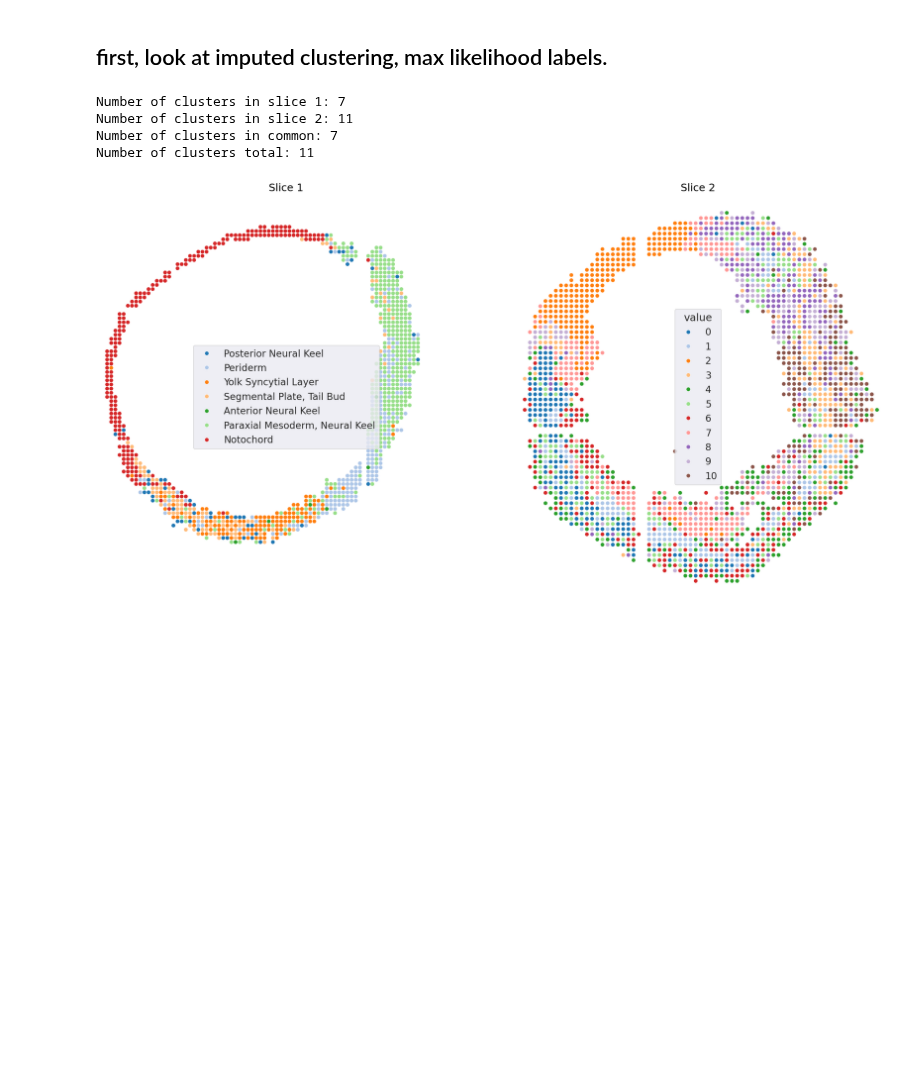
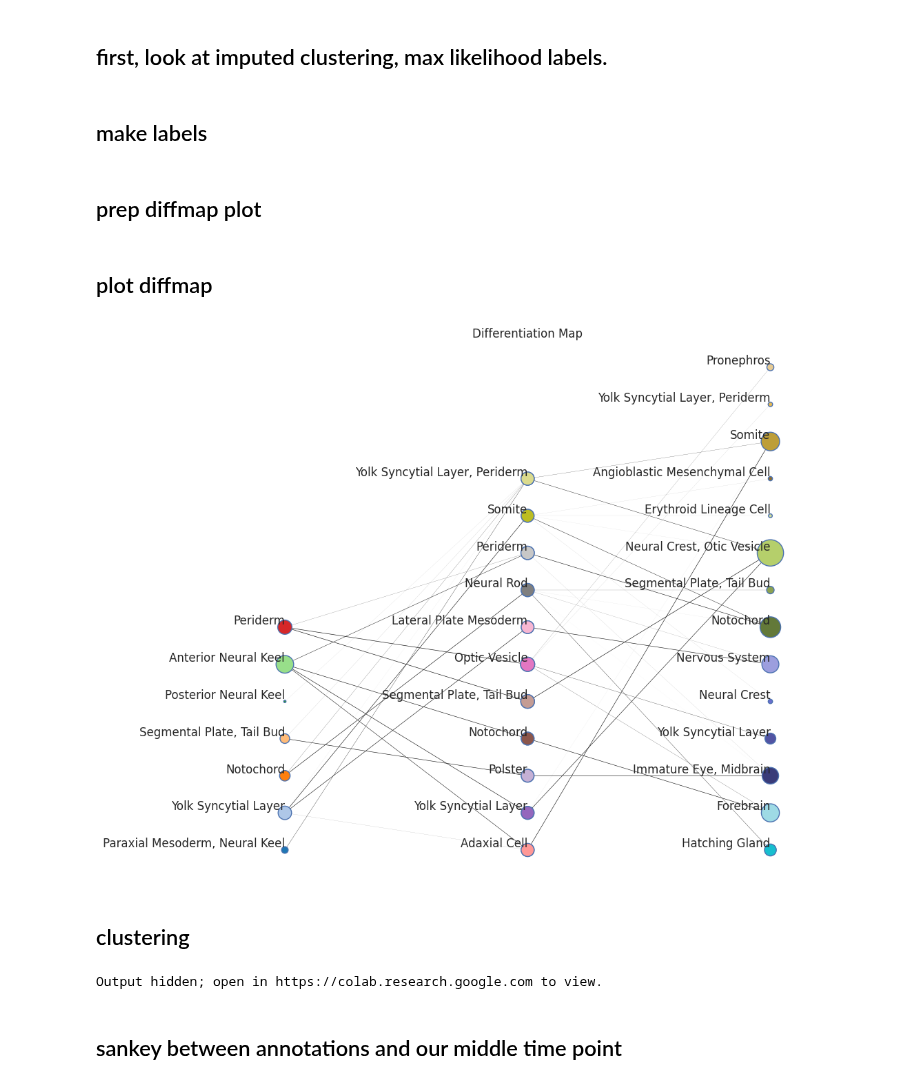
Before and after one commit to raphael-group/HM-OT, a Jupyter notebook: experiments/zf_test_viz.ipynb, the cells around one changed output. Cells and saved outputs as stored; diff of their text form; code cells hidden in the pictures; blank space fills up the shorter version.

Commit message:
updated clustering and viz nb

```diff
--- a/experiments/zf_test_viz.ipynb
+++ b/experiments/zf_test_viz.ipynb
@@ -315,5 +307,7 @@ Output hidden; open in https://colab.research.google.com to view.
 # %% [markdown]
 ## first, look at imputed clustering, max likelihood labels.
+# %% [markdown]
+## make labels
 # %%
 ml_labels_Q0, ml_labels_Q1 = clustering.max_likelihood_clustering(ann_Q0, ann_Q1_imp)
 _, ml_labels_Q2 = clustering.max_likelihood_clustering(ann_Q1_imp, ann_Q2)
@@ -321,12 +315,53 @@ _, ml_labels_Q2 = clustering.max_likelihood_clustering(ann_Q1_imp, ann_Q2)
 S0_torch = torch.from_numpy(S0)
 S1_torch = torch.from_numpy(S1)
 S2_torch = torch.from_numpy(S2)
+# %% [markdown]
+## prep diffmap plot
+# %%
+# make cluster_list
+cluster_list = [ml_labels_Q0, ml_labels_Q1, ml_labels_Q2]
+
+# make population_list
+populations0 = [len(np.where(cluster_list[0] == label)[0]) for label in set(cluster_list[0])]
+populations1 = [len(np.where(cluster_list[1] == label)[0]) for label in set(cluster_list[1])]
+populations2 = [len(np.where(cluster_list[2] == label)[0]) for label in set(cluster_list[2])]
+
+population_list = [populations0, populations1, populations2]
+
+# make label_list
+label_list = []
+
+cs = 0
+
+for i in range(len(cluster_list)):
+    label_list.append(list(set(cluster_list[i] + cs)))
+    cs += len(set(cluster_list[i]))
+
+# make color_dict
+color_dict = clustering.get_color_scheme(label_list, color_scheme='tab')
+# %% [markdown]
+## plot diffmap
+# %%
+transition_list = [ann_T0_imp, ann_T1_imp]
+
+# [ct_ann_0, None, ct_ann_2]
+
+clustering.plot_labeled_differentiation(population_list,
+                                        transition_list,
+                                        label_list,
+                                        color_dict,
+                                        node_labels,
+                                        dotsize_factor=1,
+                                        linethick_factor=5)
+# %% [output]
+[figure, added]
+# %% [markdown]
+## clustering
 # %%
-cell_type_labels=[ct_ann_0, None]
-clustering.plot_cluster_pair(S0_torch, S1_torch, ml_labels_Q0, ml_labels_Q1, dotsize=50, cell_type_labels=cell_type_labels)
+clustering.plot_cluster_list([S0, S1, S2],
+                             [ml_labels_Q0, ml_labels_Q1, ml_labels_Q2],
+                             cell_type_labels=[ct_ann_0, None, ct_ann_2])
 # %% [output]
-Number of clusters in slice 1: 7
-Number of clusters in slice 2: 11
-Number of clusters in common: 7
-Number of clusters total: 11
+Output hidden; open in https://colab.research.google.com to view.
-[figure, removed]
+# %% [markdown]
+## sankey between annotations and our middle time point
```
Also changed, not shown: parts of 33 cells of this notebook, 2 other files.
